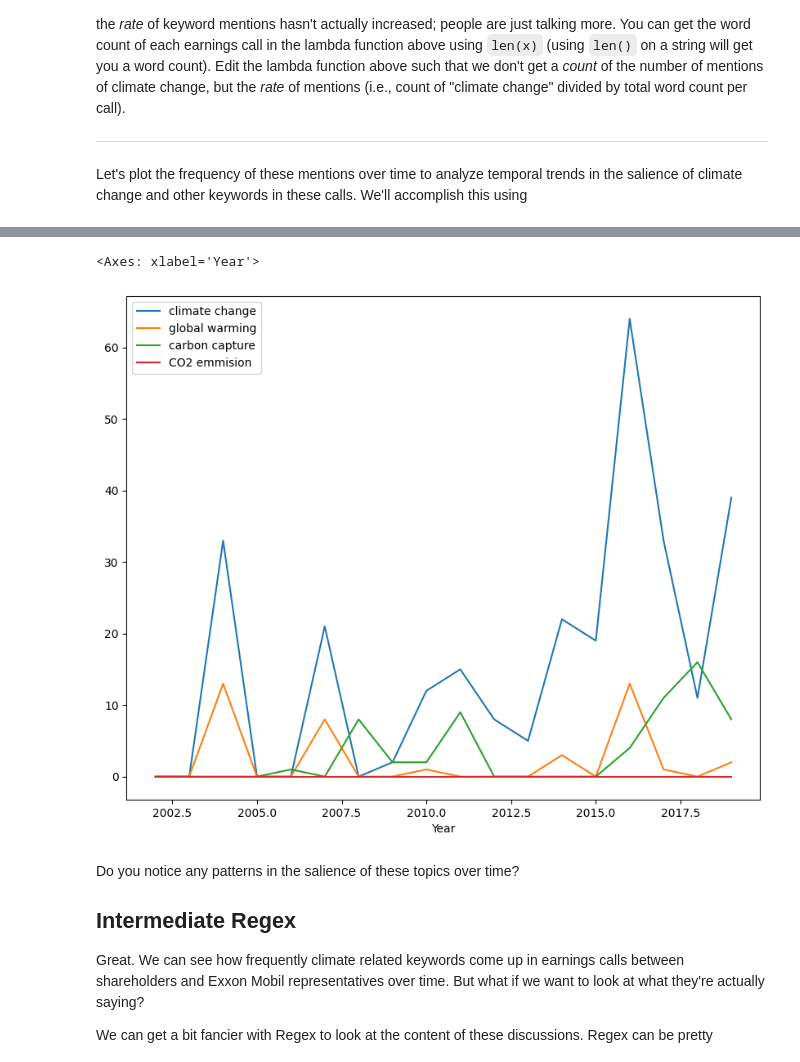
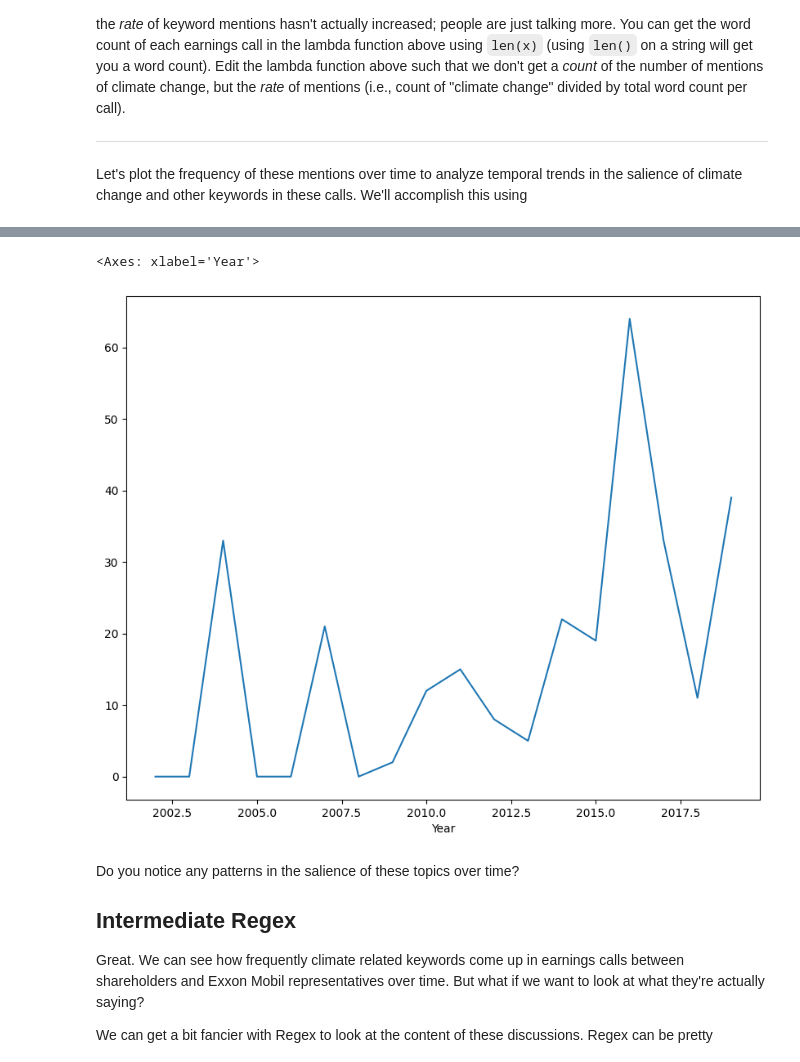
Before and after one commit to lawmianyi/QM2, a Jupyter notebook: notebooks/W04. Natural Language Processing.ipynb, the cells around one changed output, grey strips where cells are left out. Cells and saved outputs as stored; diff of their text form; code cells hidden in the pictures.

```diff
--- a/notebooks/W04. Natural Language Processing.ipynb
+++ b/notebooks/W04. Natural Language Processing.ipynb
@@ -284,9 +284,3 @@ Advanced: Our current measure of the number of mentions of keywords might be bia
 
 
 Let's plot the frequency of these mentions over time to analyze temporal trends in the salience of climate change and other keywords in these calls. We'll accomplish this using
-# %%
-# create a column called "global warming" that contains the count of mentions of this keyword
-df['global warming']=df['Text'].apply(lambda x: len(re.findall(r'global warming', x, re.IGNORECASE)))
-
-# print the title of each earnings call, along with the number of mentions of global warming.
-print(df[['Title','global warming']])
@@ -308,6 +286,0 @@ print(df[['Title','global warming']])
-# %%
-# create a column called "carbon capture" that contains the count of mentions of this keyword
-df['carbon capture']=df['Text'].apply(lambda x: len(re.findall(r'carbon capture', x, re.IGNORECASE)))
-
-# print the title of each earnings call, along with the number of mentions of carbon capture.
-print(df[['Title','carbon capture']])
@@ -329,6 +286,0 @@ print(df[['Title','carbon capture']])
-# %%
-# create a column called "CO2 emmision" that contains the count of mentions of this keyword
-df['CO2 emmision']=df['Text'].apply(lambda x: len(re.findall(r'CO2 emmision', x, re.IGNORECASE)))
-
-# print the title of each earnings call, along with the number of mentions of CO2 emmision.
-print(df[['Title','CO2 emmision']])
@@ -350,16 +287,16 @@ print(df[['Title','CO2 emmision']])
 # %%
 # extract the year from the date column
 df['Year']=df['Date'].dt.year
 
 # group the dataframe by year, calculating the sum of the "climate change" column
 # save it as a new dataframe called "yearly"
-yearly=df.groupby('Year')[['climate change', 'global warming', 'carbon capture', 'CO2 emmision']].sum()
+yearly=df.groupby('Year')['climate change'].sum()
 
 # plot yearly
 yearly.plot()
 # %% [output]
 <Axes: xlabel='Year'>
-[figure, old version]
+[figure, new version]
 # %% [markdown]
 Do you notice any patterns in the salience of these topics over time?
 
```
Also changed, not shown: parts of 12 cells of this notebook.
